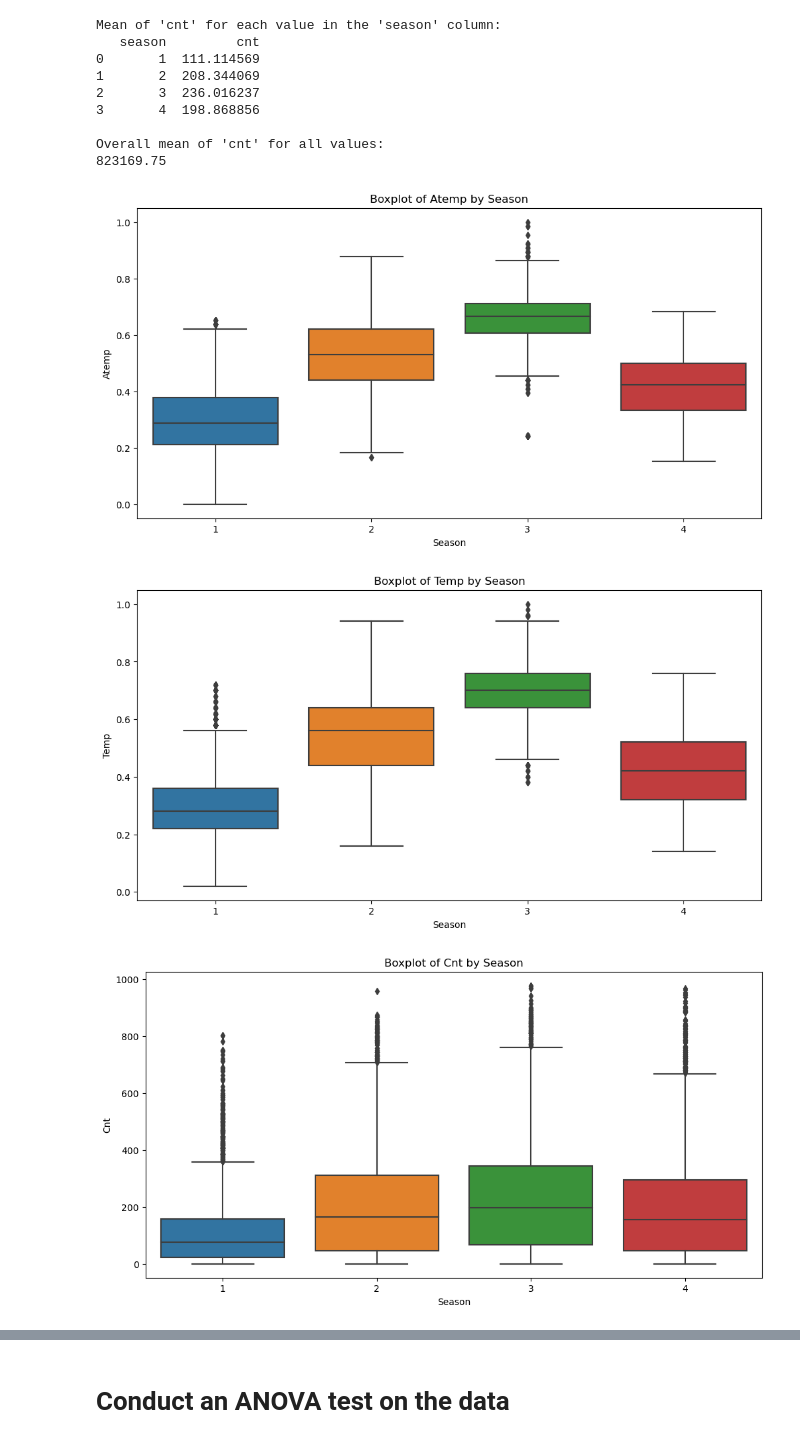
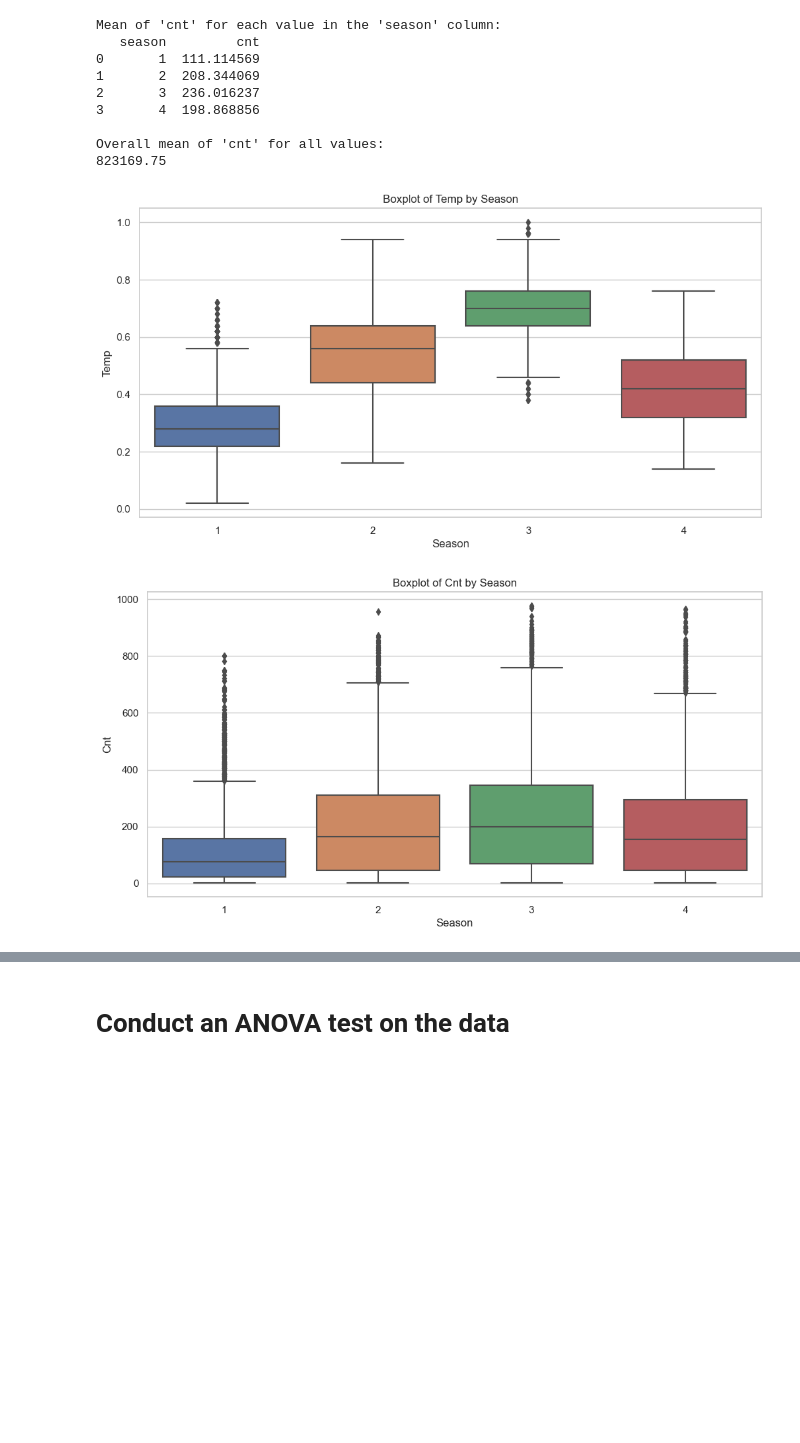
Before and after one commit to lisanvo/aai500-final-project, a Jupyter notebook: models/Initial.ipynb, the cells around one changed output, grey strips where cells are left out. Drawn from its saved outputs; the diff is of its cells as text; code cells hidden in the pictures; blank space fills up the shorter version.

```diff
--- a/models/Initial.ipynb
+++ b/models/Initial.ipynb
@@ -336,0 +209,2 @@ plt.show()
+# %%
+df = df.drop(['registered', 'casual', 'atemp'], axis=1)
@@ -832,0 +1177,26 @@ Season: 1
+# %%
+import statsmodels.api as sm
+import seaborn as sns
+import matplotlib.pyplot as plt
+
+# Fit the linear regression model
+model = sm.OLS(y_train, x_train)
+model_fit = model.fit()
+
+# Extract the residuals
+residuals = model_fit.resid
+
+# Create partial regression plots
+plt.figure(figsize=(12, 8))
+sns.set(style="whitegrid")
+
+# Loop through each feature and create a partial regression plot
+for i, feature_name in enumerate(x_train.columns):
+    ax = plt.subplot(3, 4, i+1)
+    plt.scatter(x_train[feature_name], residuals, color="purple")
+    plt.xlabel(feature_name)
+    plt.ylabel("Residuals")
+    plt.title("Partial Regression Plot")
+
+plt.tight_layout()
+plt.show()
@@ -918,32 +1335,24 @@ Overall mean of 'cnt' for all values:
 # %%
 import seaborn as sns
 import matplotlib.pyplot as plt
 
-# Create boxplots for 'atemp', 'temp', and 'cnt' grouped by 'season'
-plt.figure(figsize=(12, 6))
-sns.boxplot(x='season', y='atemp', data=df)
-plt.title('Boxplot of Atemp by Season')
-plt.xlabel('Season')
-plt.ylabel('Atemp')
-plt.show()
-
+# Create boxplots for 'temp', and 'cnt' grouped by 'season'
 plt.figure(figsize=(12, 6))
 sns.boxplot(x='season', y='temp', data=df)
 plt.title('Boxplot of Temp by Season')
 plt.xlabel('Season')
 plt.ylabel('Temp')
 plt.show()
 
 plt.figure(figsize=(12, 6))
 sns.boxplot(x='season', y='cnt', data=df)
 plt.title('Boxplot of Cnt by Season')
 plt.xlabel('Season')
 plt.ylabel('Cnt')
 plt.show()
 # %% [output]
-[figure, old version]
+[figure, new version]
-[figure, old version]
+[figure, new version]
-[figure, removed]
 # %%
 columns = df[['temp', 'season', 'cnt']]
 sns.pairplot(columns, hue='season', palette='Set2')  # pairplot with Set2 color palette
```
Also changed, not shown: parts of 92 cells of this notebook, 2 other files.
